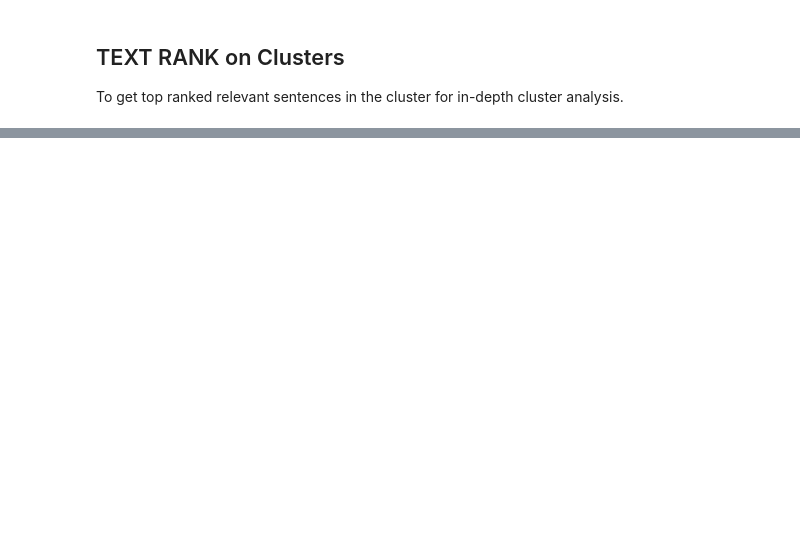
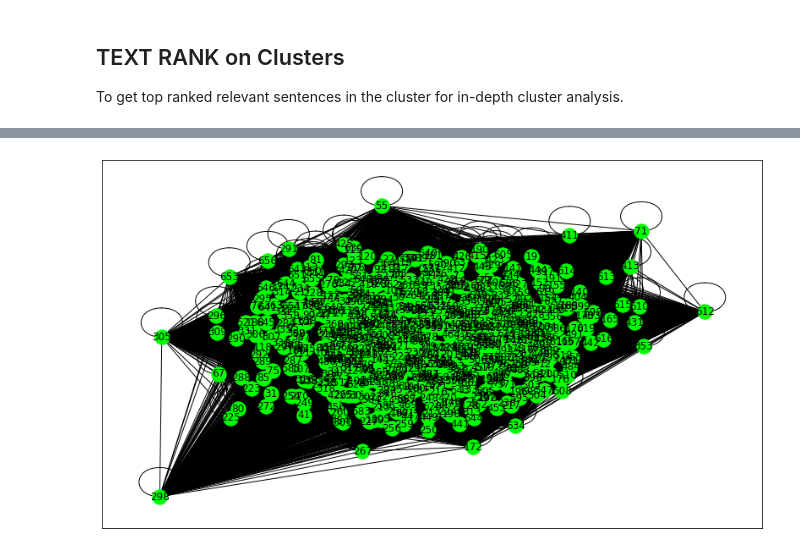
Before and after one commit to meghanshubhatt09/Trump-Speech-Analysis-INFO6105-, a Jupyter notebook: 4. TextRank.ipynb, the cells around one changed output, grey strips where cells are left out. Drawn from its saved outputs; the diff is of its cells as text; code cells hidden in the pictures; blank space fills up the shorter version.

```diff
--- a/4. TextRank.ipynb
+++ b/4. TextRank.ipynb
@@ -39,16 +43,3 @@ def textRank(df_analysis):
 
     similarity_graph = networkx.from_numpy_array(M)
     return similarity_graph
-# %%
-### Text Rank on Cluster 0
-
-allword0, df0 = getData(0)
-
-similarity_graph = textRank(df0)
-
-import matplotlib.pyplot as plt
-%matplotlib inline
-from scipy import sparse
-
-plt.figure(figsize=(14, 8))
-networkx.draw_networkx(similarity_graph, node_color='lime')
@@ -57,4 +45,0 @@ networkx.draw_networkx(similarity_graph, node_color='lime')
-# %%
-scores=networkx.pagerank(similarity_graph)
-nx_ranked_sentences = sorted(((score, index) for index, score
-                                            in scores.items()),reverse=True)
@@ -83,0 +46,15 @@ Sentence  9
+# %%
+def analysis(cluster):
+    allword0, df0 = getData(cluster)
+    similarity_graph = textRank(df0)
+    plt.figure(figsize=(14, 8))
+    networkx.draw_networkx(similarity_graph, node_color='lime')
+    scores=networkx.pagerank(similarity_graph,tol=1.0e-3)
+    nx_ranked_sentences = sorted(((score, index) for index, score in scores.items()),reverse=True)
+    print('Top ranked/relevant sentences in Cluster are ')
+    for i in range(0, len(nx_ranked_sentences[:10])):
+        print('Sentence ', i)
+        print(df0.iloc[nx_ranked_sentences[i][1]]['Speech'])
+# %%
+analysis(0)
+# %% [output]
@@ -83,0 +78 @@ Sentence  9
+[figure, added]
```
Also changed, not shown: parts of 11 cells of this notebook, 2 other files.
